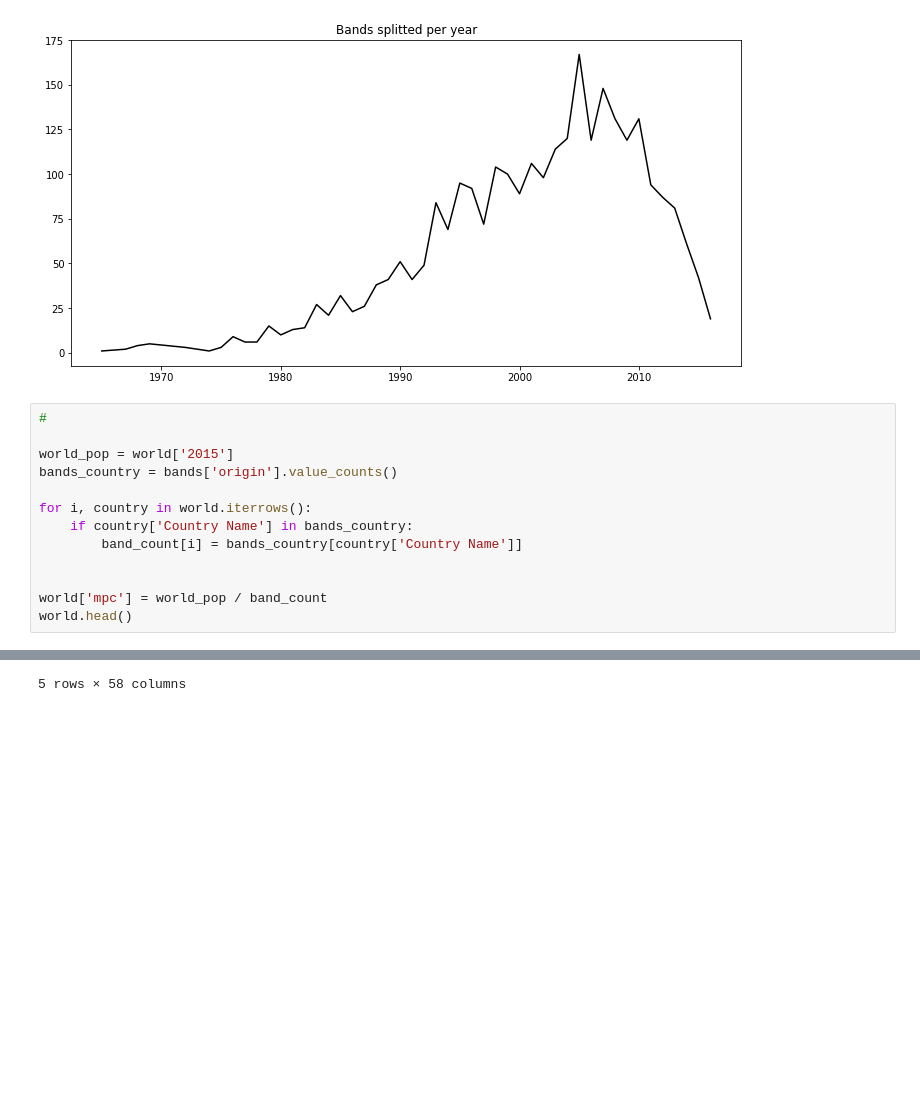
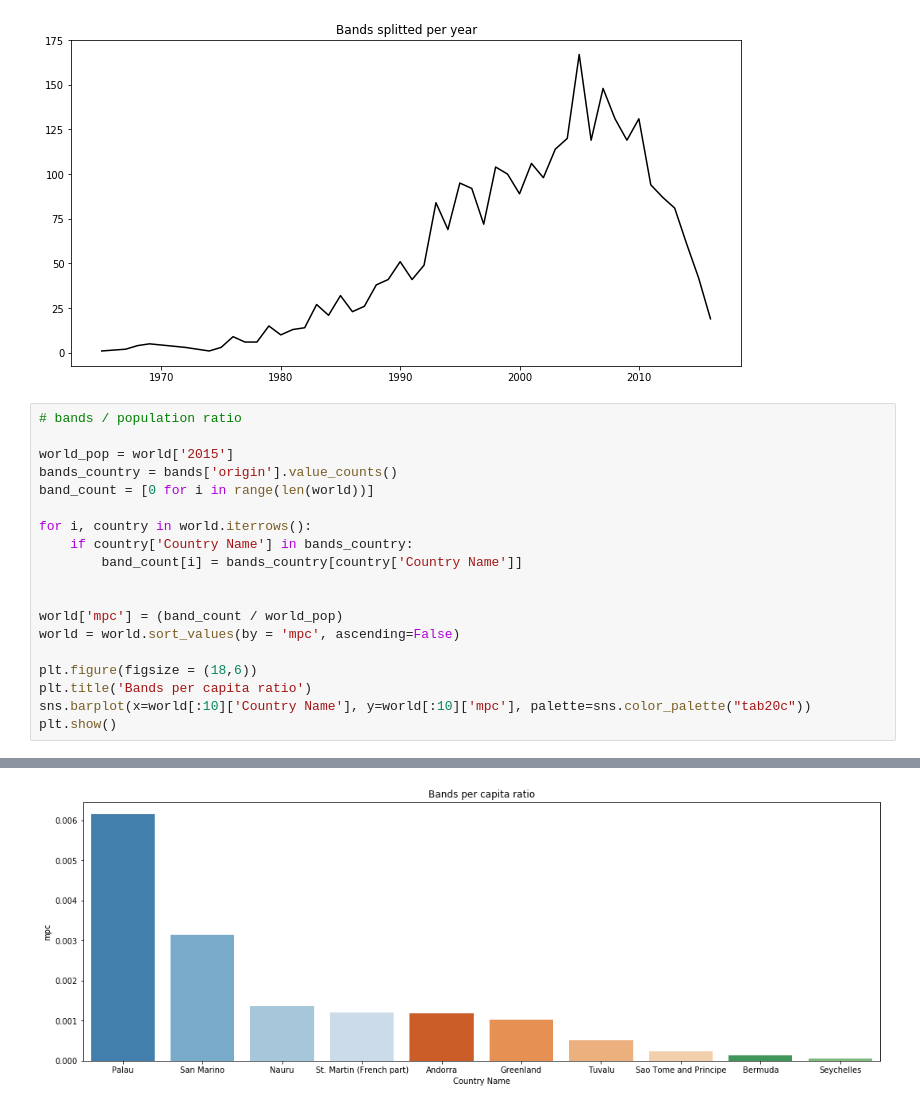
Before and after one commit to bermr/metal-analysis, a Jupyter notebook: metal-analysis.ipynb, the cells around one changed output, grey strips where cells are left out. Drawn from its saved outputs; the diff is of its cells as text; blank space fills up the shorter version.

```diff
--- a/metal-analysis.ipynb
+++ b/metal-analysis.ipynb
@@ -55,16 +55,22 @@ plt.show()
 # %% [output]
 [figure]
 # %%
-#
+# bands / population ratio
 
 world_pop = world['2015']
 bands_country = bands['origin'].value_counts()
+band_count = [0 for i in range(len(world))]
 
 for i, country in world.iterrows():
     if country['Country Name'] in bands_country:
         band_count[i] = bands_country[country['Country Name']]
 
 
-world['mpc'] = world_pop / band_count
-world.head()
+world['mpc'] = (band_count / world_pop)
+world = world.sort_values(by = 'mpc', ascending=False)
+
+plt.figure(figsize = (18,6))
+plt.title('Bands per capita ratio')
+sns.barplot(x=world[:10]['Country Name'], y=world[:10]['mpc'], palette=sns.color_palette("tab20c"))
+plt.show()
 # %% [output]
@@ -77 +77 @@ world.head()
-5 rows × 58 columns
+[figure, added]
```
Also changed, not shown: parts of 1 cell of this notebook.
